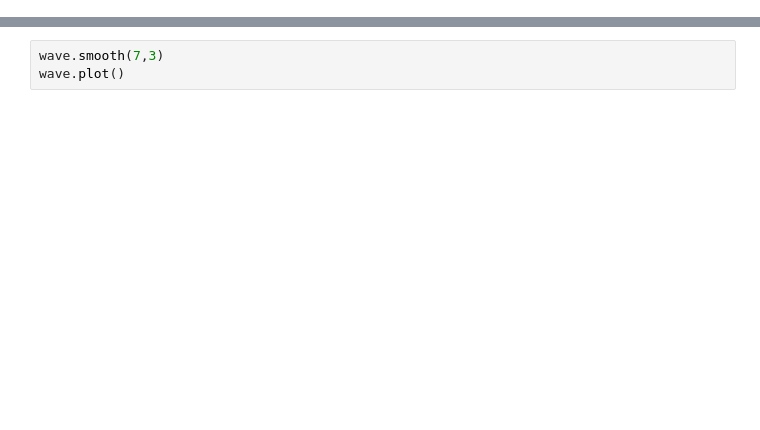
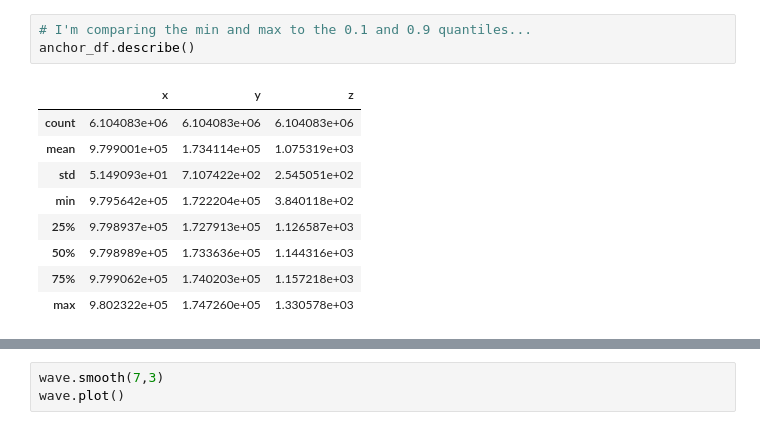
Before and after one commit to mihamerstan/lidar_metrics, a Jupyter notebook: notebooks/pypwaves_test.ipynb, the cells around one changed output, grey strips where cells are left out. Drawn from its saved outputs; the diff is of its cells as text; blank space fills up the shorter version.

```diff
--- a/notebooks/pypwaves_test.ipynb
+++ b/notebooks/pypwaves_test.ipynb
@@ -39,0 +63,13 @@ b'amplitude conversion table for low channel\x00'
+# %%
+# I'm comparing the min and max to the 0.1 and 0.9 quantiles...
+anchor_df.describe()
+# %% [output]
+|  | x | y | z |
+| count | 6.104083e+06 | 6.104083e+06 | 6.104083e+06 |
+| mean | 9.799001e+05 | 1.734114e+05 | 1.075319e+03 |
+| std | 5.149093e+01 | 7.107422e+02 | 2.545051e+02 |
+| min | 9.795642e+05 | 1.722204e+05 | 3.840118e+02 |
+| 25% | 9.798937e+05 | 1.727913e+05 | 1.126587e+03 |
+| 50% | 9.798989e+05 | 1.733636e+05 | 1.144316e+03 |
+| 75% | 9.799062e+05 | 1.740203e+05 | 1.157218e+03 |
+| max | 9.802322e+05 | 1.747260e+05 | 1.330578e+03 |
```
Also changed, not shown: parts of 13 cells of this notebook, 1 other file.
